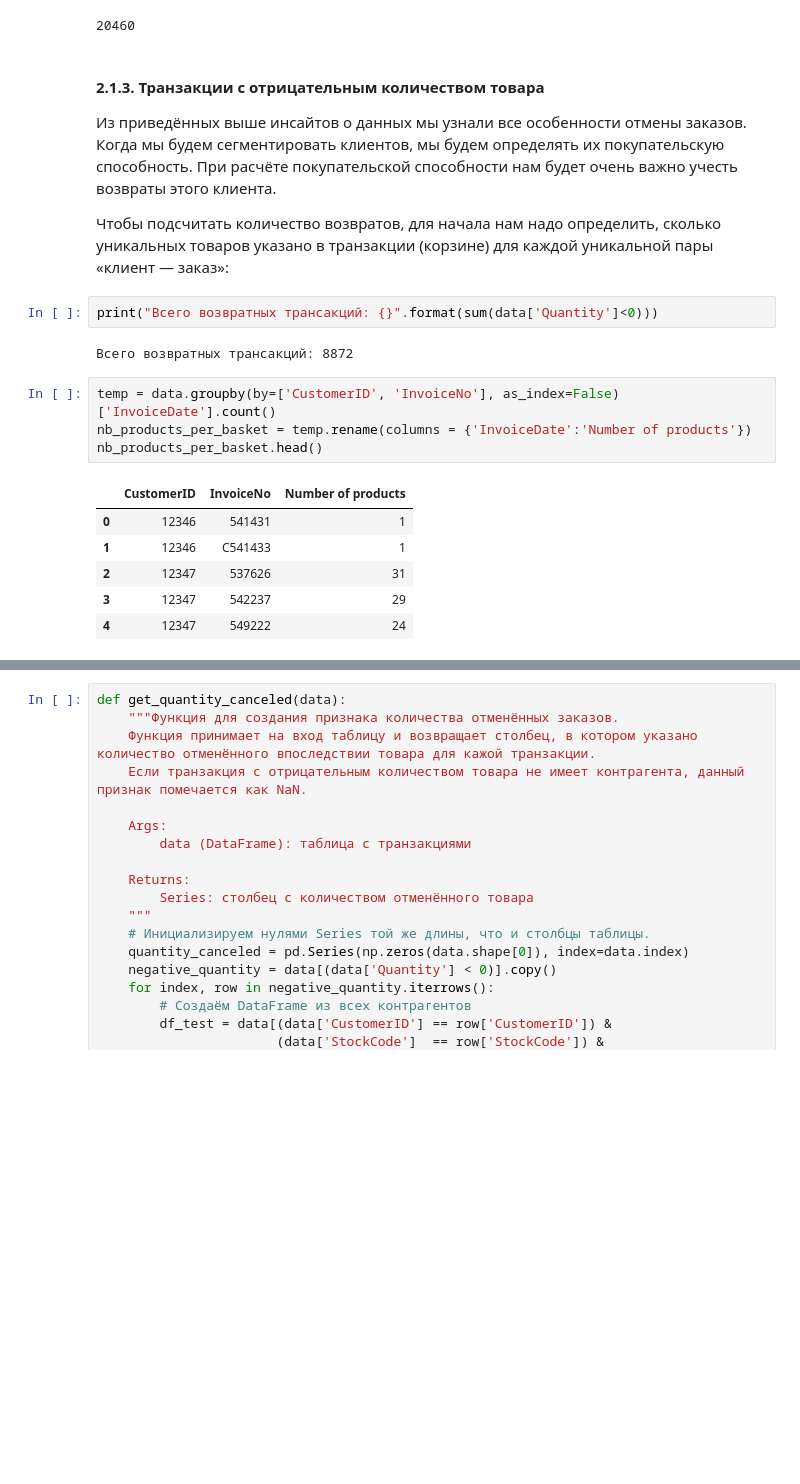
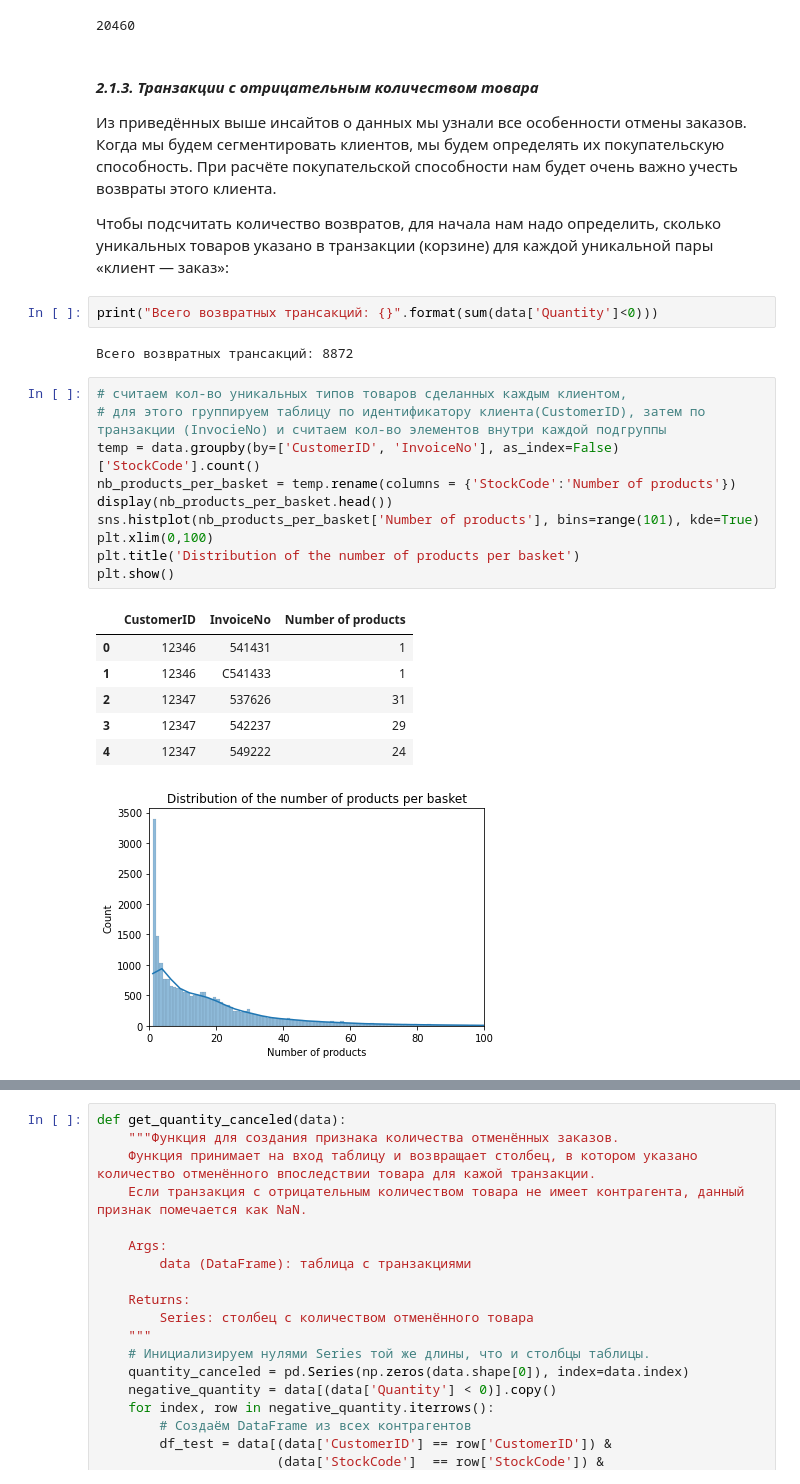
Before and after one commit to mureich81/OnLineShop, a Jupyter notebook: PROJECT_6_ClientSegmentation_OnLineShop.ipynb, the cells around one changed output, grey strips where cells are left out. Saved outputs shown, nothing was run; the diff lists cells and outputs as text; blank space fills up the shorter version.

```diff
--- a/PROJECT_6_ClientSegmentation_OnLineShop.ipynb
+++ b/PROJECT_6_ClientSegmentation_OnLineShop.ipynb
@@ -273,7 +287,7 @@ data['InvoiceDate'].nunique()
 # %% [output]
 20460
 # %% [markdown]
-#### 2.1.3. Транзакции с отрицательным количеством товара
+#### *2.1.3. Транзакции с отрицательным количеством товара*
 
 Из приведённых выше инсайтов о данных мы узнали все особенности отмены заказов. Когда мы будем сегментировать клиентов, мы будем определять их покупательскую способность. При расчёте покупательской способности нам будет очень важно учесть возвраты этого клиента.
 
@@ -282,15 +296,22 @@ data['InvoiceDate'].nunique()
 print("Всего возвратных трансакций: {}".format(sum(data['Quantity']<0)))
 # %% [output]
 Всего возвратных трансакций: 8872
-# %%
-temp = data.groupby(by=['CustomerID', 'InvoiceNo'], as_index=False)['InvoiceDate'].count()
-nb_products_per_basket = temp.rename(columns = {'InvoiceDate':'Number of products'})
-nb_products_per_basket.head()
-# %% [output]
-|  | CustomerID | InvoiceNo | Number of products |
-| 0 | 12346 | 541431 | 1 |
-| 1 | 12346 | C541433 | 1 |
-| 2 | 12347 | 537626 | 31 |
-| 3 | 12347 | 542237 | 29 |
-| 4 | 12347 | 549222 | 24 |
+# %%
+# считаем кол-во уникальных типов товаров сделанных каждым клиентом,
+# для этого группируем таблицу по идентификатору клиента(CustomerID), затем по транзакции (InvocieNo) и считаем кол-во элементов внутри каждой подгруппы
+temp = data.groupby(by=['CustomerID', 'InvoiceNo'], as_index=False)['StockCode'].count()
+nb_products_per_basket = temp.rename(columns = {'StockCode':'Number of products'})
+display(nb_products_per_basket.head())
+sns.histplot(nb_products_per_basket['Number of products'], bins=range(101), kde=True)
+plt.xlim(0,100)
+plt.title('Distribution of the number of products per basket')
+plt.show()
+# %% [output]
+|  | CustomerID | InvoiceNo | Number of products |
+| 0 | 12346 | 541431 | 1 |
+| 1 | 12346 | C541433 | 1 |
+| 2 | 12347 | 537626 | 31 |
+| 3 | 12347 | 542237 | 29 |
+| 4 | 12347 | 549222 | 24 |
+[figure, added]
 # %%
```
Also changed, not shown: parts of 109 cells of this notebook, 3 other files.
